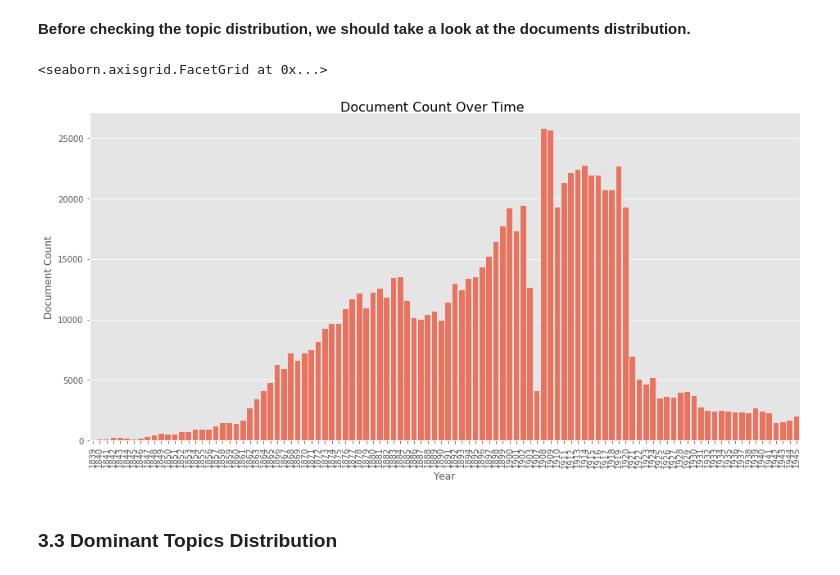
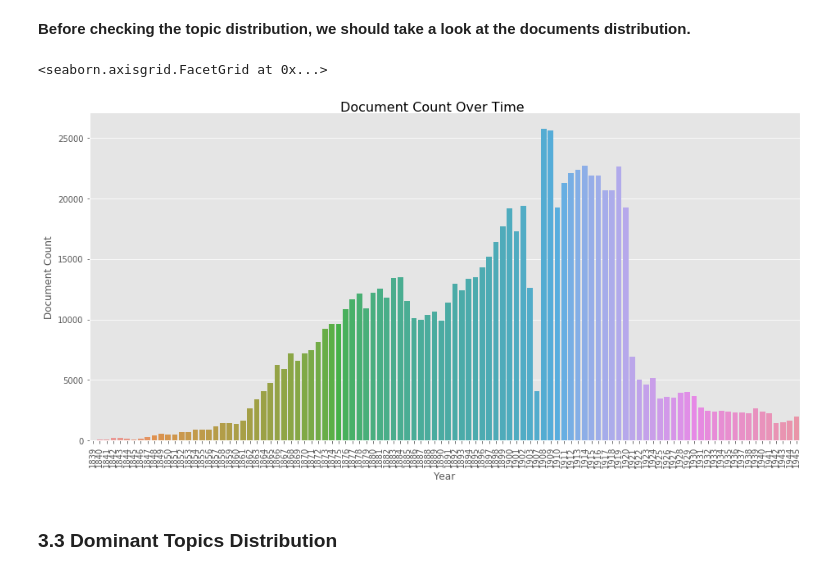
Before and after one commit to xandercai/papers-past-topic-modeling, a Jupyter notebook: 6-analyzing/5-analysis-ads.ipynb, the cells around one changed output. Cells and saved outputs as stored; diff of their text form; code cells hidden in the pictures.

```diff
--- a/6-analyzing/5-analysis-ads.ipynb
+++ b/6-analyzing/5-analysis-ads.ipynb
@@ -232,17 +233,17 @@ plt.show()
 # %% [markdown]
 **Before checking the topic distribution, we should take a look at the documents distribution.**
 # %%
-g = sns.catplot(x="year", color='tomato',
+g = sns.catplot(x="year",
                 kind='count', height=6.5, aspect=2,
                 dodge=False, legend=False,
                 data=df_domtopic)
 g.fig.suptitle("Document Count Over Time", fontsize=16)
 g.fig.subplots_adjust(top=0.95)
 g.set(xlabel='Year', ylabel='Document Count')
 g.set_xticklabels(rotation=90, step=1)
 # %% [output]
 <seaborn.axisgrid.FacetGrid at 0x...>
-[figure, old version]
+[figure, new version]
 # %% [markdown]
 ### 3.3 Dominant Topics Distribution
 # %% [markdown]
```
Also changed, not shown: parts of 7 cells of this notebook, 3 other files.
